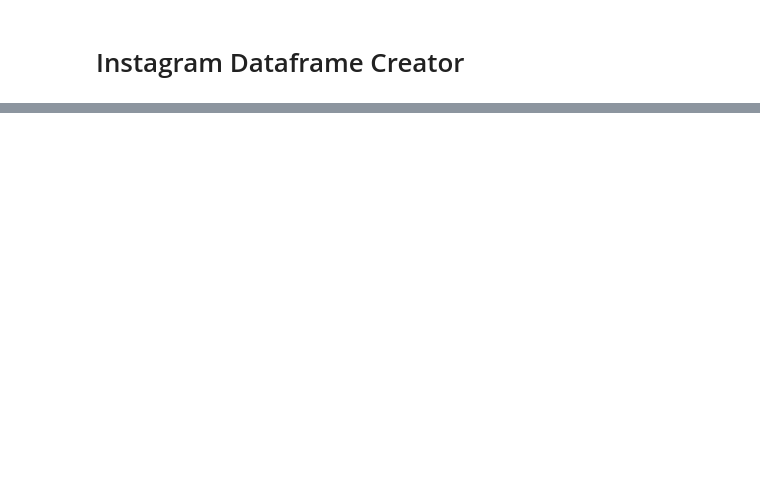
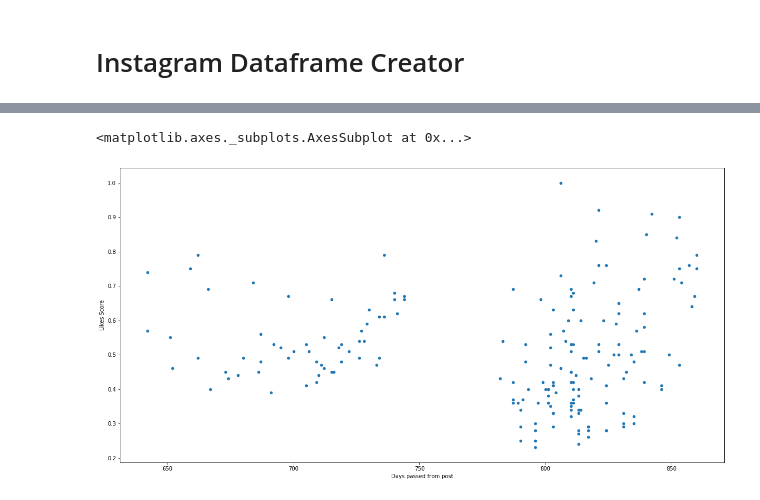
Before and after one commit to VasilisMpletsos/Instagram_Scrapper, a Jupyter notebook: DataframeCreator.ipynb, the cells around one changed output, grey strips where cells are left out. Saved outputs shown, nothing was run; the diff lists cells and outputs as text; code cells hidden in the pictures; blank space fills up the shorter version.

```diff
--- a/DataframeCreator.ipynb
+++ b/DataframeCreator.ipynb
@@ -88,0 +171,15 @@ FETCHING ====> Getting 200 from jamescharles
+# %%
+df = pd.DataFrame(user_uuid,columns=["User uuid"])
+# %%
+df["Likes"] = likes
+df["Days passed from post"] = days_count
+df["Likes Score"] = like_percentages
+df["Type"] = type
+df["Numer of Tags"] = num_of_tags
+df["Numer of Comments"] = num_of_comments
+df["Date Posted"] = date_posted
+df['Year'] = df['Date Posted'].dt.year
+df['Month'] = df['Date Posted'].dt.month
+df['Day'] = df['Date Posted'].dt.day
+df['Hour'] = df['Date Posted'].dt.hour
+df['Minute'] = df['Date Posted'].dt.minute
@@ -88,0 +197,5 @@ FETCHING ====> Getting 200 from jamescharles
+# %%
+df[df["User uuid"]==1].plot.scatter("Days passed from post","Likes Score",figsize=(20,10))
+# %% [output]
+<matplotlib.axes._subplots.AxesSubplot at 0x...>
+[figure, added]
```
Also changed, not shown: parts of 7 cells of this notebook.
